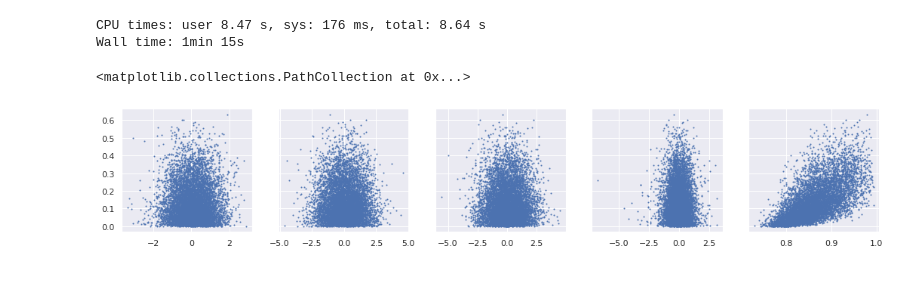
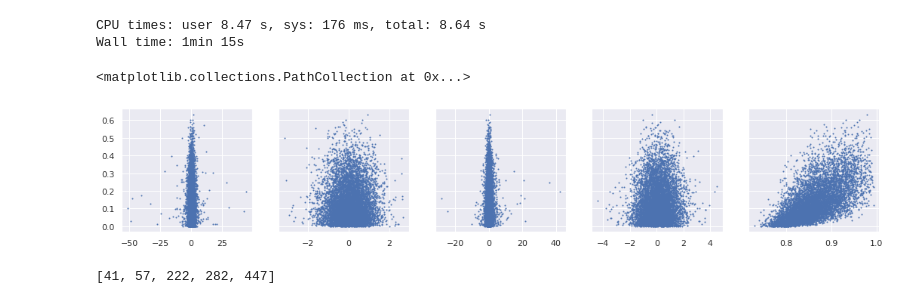
Before and after one commit to lucasmoschen/rds-bayesian-analysis-tcc, a Jupyter notebook: notebooks_book/project_90.ipynb, the cells around one changed output. Cells and saved outputs as stored; diff of their text form; code cells hidden in the pictures.

```diff
--- a/notebooks_book/project_90.ipynb
+++ b/notebooks_book/project_90.ipynb
@@ -297,16 +297,20 @@ Wall time: 1min 15s
 # %%
 fig, ax = plt.subplots(1,5, figsize=(18,3), sharey=True)
 
 prev_posterior = fit_imperfect_rds.extract()['prev']
 omega_posterior = fit_imperfect_rds.extract()['omega']
 
 s=1
-ax[0].scatter(omega_posterior[:, 0], prev_posterior, s=s)
-ax[1].scatter(omega_posterior[:, 31], prev_posterior, s=s)
-ax[2].scatter(omega_posterior[:, 100], prev_posterior, s=s)
-ax[3].scatter(omega_posterior[:, 367], prev_posterior, s=s)
+ax[0].scatter(omega_posterior[:, 447], prev_posterior, s=s)
+ax[1].scatter(omega_posterior[:, 41], prev_posterior, s=s)
+ax[2].scatter(omega_posterior[:, 222], prev_posterior, s=s)
+ax[3].scatter(omega_posterior[:, 282], prev_posterior, s=s)
 #ax[4].scatter(omega_posterior[:, 478], prev_posterior, s=s)
 ax[4].scatter(fit_imperfect_rds.extract()['spec'], prev_posterior, s=s)
 # %% [output]
 <matplotlib.collections.PathCollection at 0x...>
-[figure, old version]
+[figure, new version]
+# %%
+[i for i,a in enumerate(dict(rds_sample.in_degree())) if dict(rds_sample.in_degree())[a] == 0]
+# %% [output]
+[41, 57, 222, 282, 447]
```
Also changed, not shown: parts of 1 cell of this notebook, 6 other files.
